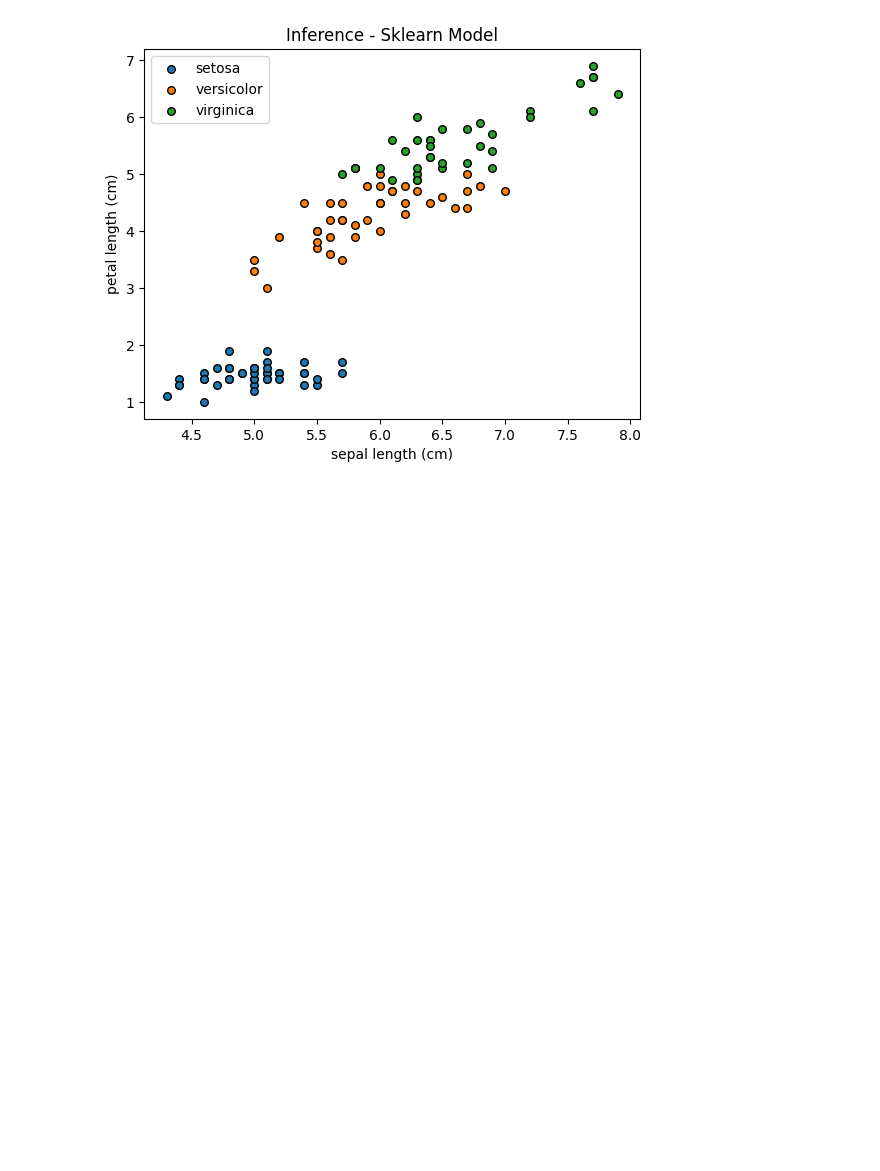
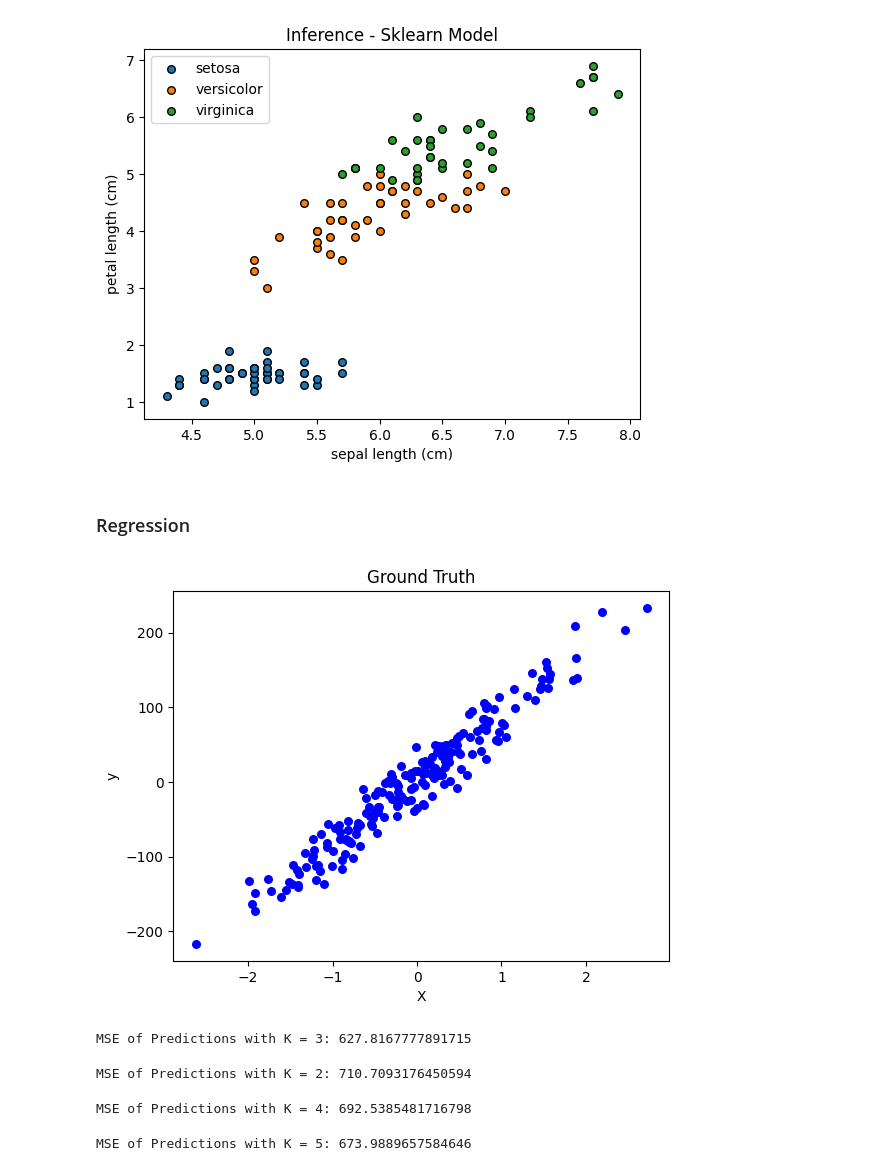
Before and after one commit to foroughshirinabkenar/traditional_ml_tutorial, a Jupyter notebook: knn_scratch.ipynb, the cells around one changed output. Cells and saved outputs as stored; diff of their text form; code cells hidden in the pictures; blank space fills up the shorter version.

```diff
--- a/knn_scratch.ipynb
+++ b/knn_scratch.ipynb
@@ -146,3 +151,5 @@ Accuracy of Sklearn Predictions with k = 5: 0.9666666666666667
 plot(X_test[:, 0], X_test[:, 2], preds, "Inference - Sklearn Model")
 # %% [output]
 [figure]
+# %% [markdown]
+### Regression
@@ -148,0 +158,15 @@ plot(X_test[:, 0], X_test[:, 2], preds, "Inference - Sklearn Model")
+# %%
+def plot(X, y, title):
+    plt.Figure(figsize=(12, 6))
+    plt.scatter(X[:, 0], y, color='b', marker='o', s=30)
+    plt.xlabel('X')
+    plt.ylabel('y')
+    plt.title(title)
+    plt.show()
+# %%
+X, y = datasets.make_regression(n_samples=200, n_features=1, noise=20, random_state=42)
+
+# plot data
+plot(X, y, "Ground Truth")
+# %% [output]
+[figure, added]
@@ -148,0 +175,32 @@ plot(X_test[:, 0], X_test[:, 2], preds, "Inference - Sklearn Model")
+# %%
+reg = KNN(mode='regression')
+reg.fit(X_train, y_train)
+y_pred = reg.predict(X_test)
+loss = mean_squared_error(y_pred, y_test)
+print(f"MSE of Predictions with K = {reg.k}: {loss}")
+# %% [output]
+MSE of Predictions with K = 3: 627.8167777891715
+# %%
+reg_2 = KNN(k=2, mode='regression')
+reg_2.fit(X_train, y_train)
+y_pred = reg_2.predict(X_test)
+loss = mean_squared_error(y_pred, y_test)
+print(f"MSE of Predictions with K = {reg_2.k}: {loss}")
+# %% [output]
+MSE of Predictions with K = 2: 710.7093176450594
+# %%
+reg_4 = KNN(k=4, mode='regression')
+reg_4.fit(X_train, y_train)
+y_pred = reg_4.predict(X_test)
+loss = mean_squared_error(y_pred, y_test)
+print(f"MSE of Predictions with K = {reg_4.k}: {loss}")
+# %% [output]
+MSE of Predictions with K = 4: 692.5385481716798
+# %%
+reg_5 = KNN(k=5, mode='regression')
+reg_5.fit(X_train, y_train)
+y_pred = reg_5.predict(X_test)
+loss = mean_squared_error(y_pred, y_test)
+print(f"MSE of Predictions with K = {reg_5.k}: {loss}")
+# %% [output]
+MSE of Predictions with K = 5: 673.9889657584646
```
Also changed, not shown: parts of 7 cells of this notebook, 1 other file.
